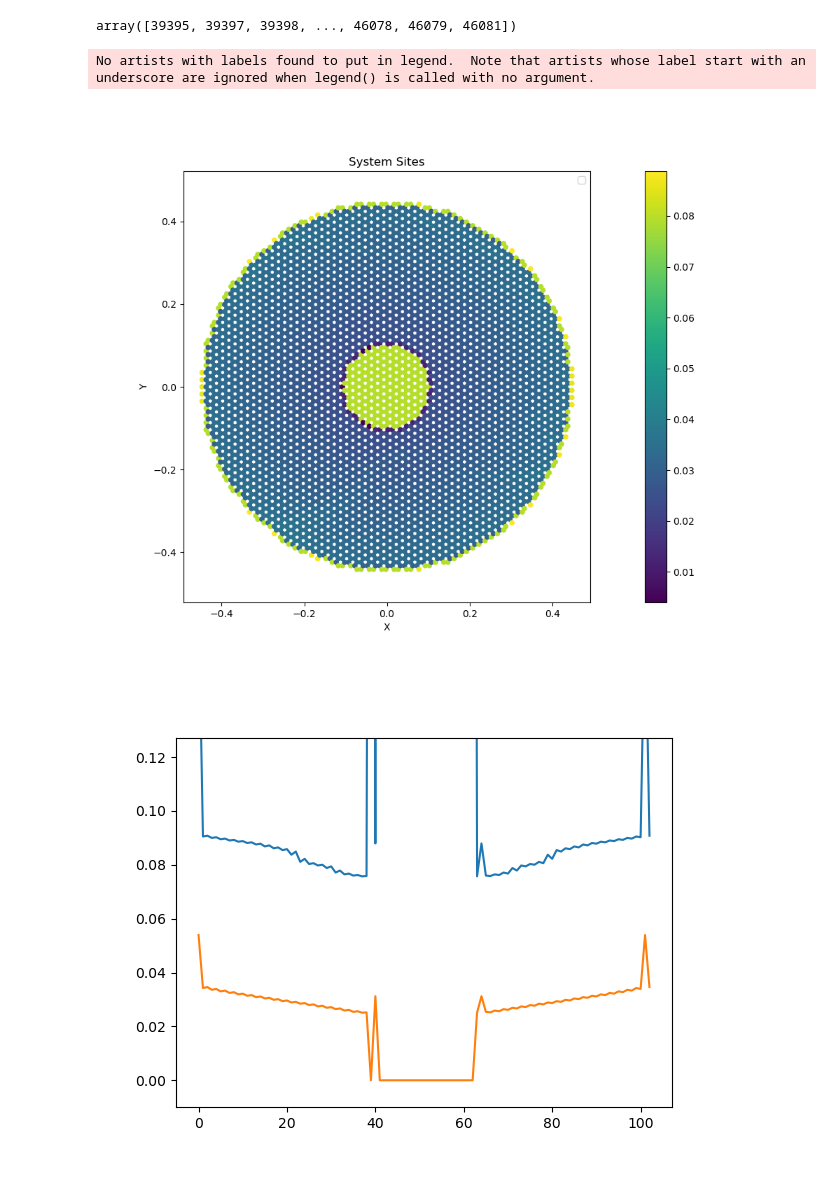
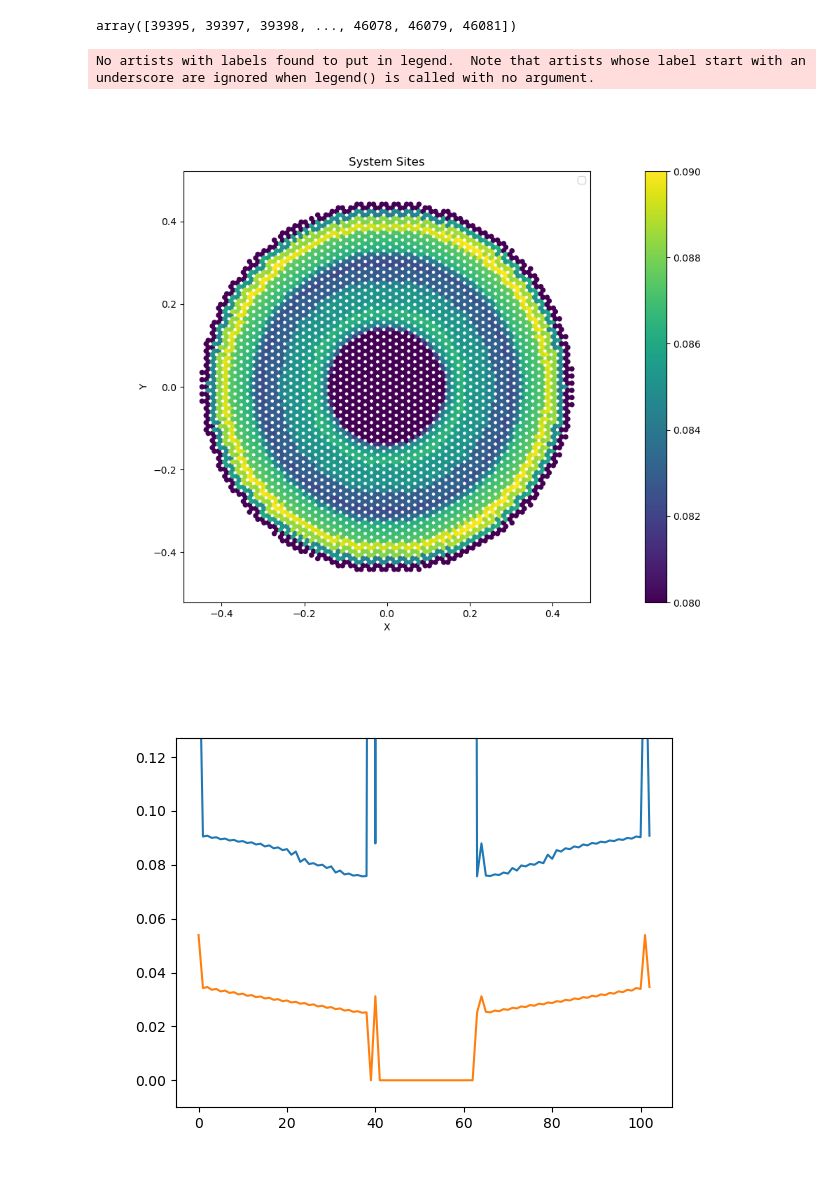
Before and after one commit to yzhaoo/EQuantum, a Jupyter notebook: dotgate.ipynb, the cells around one changed output. Cells and saved outputs as stored; diff of their text form; code cells hidden in the pictures.

```diff
--- a/dotgate.ipynb
+++ b/dotgate.ipynb
@@ -214,13 +217,13 @@ for idx, qidx in enumerate(fsc.Qprime):
 # %%
 #indicate=np.zeros(fsc.num_sites)
 #indicate[fsc.Qprime[1929]]=1
-plotdata=fsc.ni[fsc.Qsites]
+plotdata=fsc.Ui[fsc.Qsites]
 #plotdata=dUdn[1]
 #plotdata=pot
-fsc.plot_qsystem(plotdata)
+fsc.plot_qsystem(plotdata,vmin=0.08,vmax=0.09)
 # %% [output]
 No artists with labels found to put in legend.  Note that artists whose label start with an underscore are ignored when legend() is called with no argument.
-[figure, old version]
+[figure, new version]
 # %%
 cut_idx=[idx for idx in range(len(fsc.Qsites)) if np.abs(fsc.sites[fsc.Qsites[idx]].coordinates[0])<0.005 and fsc.sites[fsc.Qsites[idx]].material=='Qsystem']
 plt.figure()
```
Also changed, not shown: parts of 8 cells of this notebook, 2 other files.
